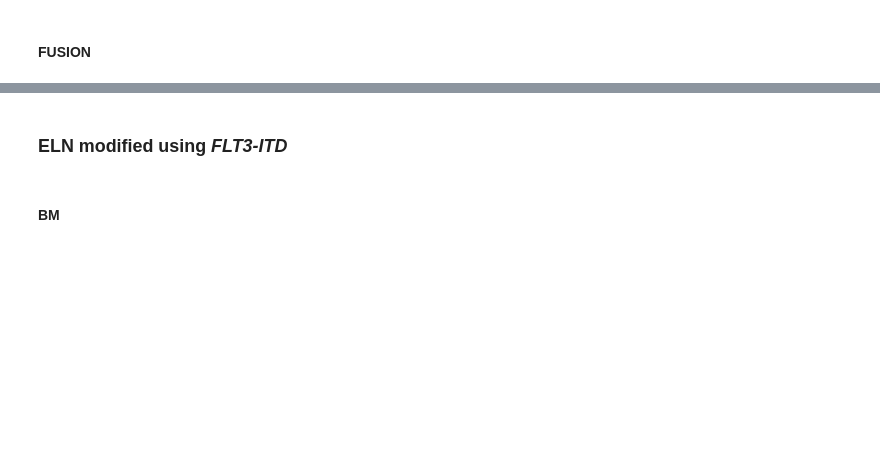
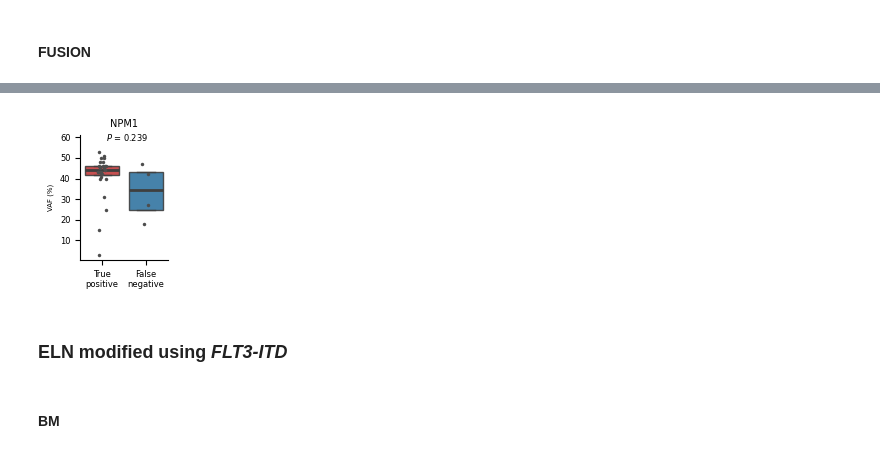
Before and after one commit to purz1/mut-pred-analysis, a Jupyter notebook: 8_eln_risk_group_analysis.ipynb, the cells around one changed output, grey strips where cells are left out. Drawn from its saved outputs; the diff is of its cells as text; code cells hidden in the pictures; blank space fills up the shorter version.

```diff
--- a/8_eln_risk_group_analysis.ipynb
+++ b/8_eln_risk_group_analysis.ipynb
@@ -207,6 +207,7 @@ def plot_vaf_for_changed_patients(
         fontsize=fontsize, label_mapping=label_mapping,
         xlabel=xlabel, ylabel=ylabel, num_columns=num_columns,
         fig_width=fig_width, fig_height=fig_height, point_size=point_size,
+        custom_palette = {True: "tab:red", False: "tab:blue"}
     )
     save_and_show(fig, title=title, figure_type=figure_type)
 
@@ -621,8 +701,11 @@ plot_modified_patients_km(df2_npm1_fusion, modified_npm1_fusion.henkilotunnus, "
 # %%
 plot_vaf_for_changed_patients(
     df_models["FUSION"], df_vaf, modified_npm1_fusion,
     variable="NPM1", vaf_col="NPM1", title="NPM1 VAF TP vs FN",
+    figure_type="main_npm1_vaf_tp_vs_fn",
 )
+# %% [output]
+[figure, added]
 # %% [markdown]
 ### **ELN modified using *FLT3-ITD***
 # %% [markdown]
```
Also changed, not shown: parts of 38 cells of this notebook, 6 other files.
